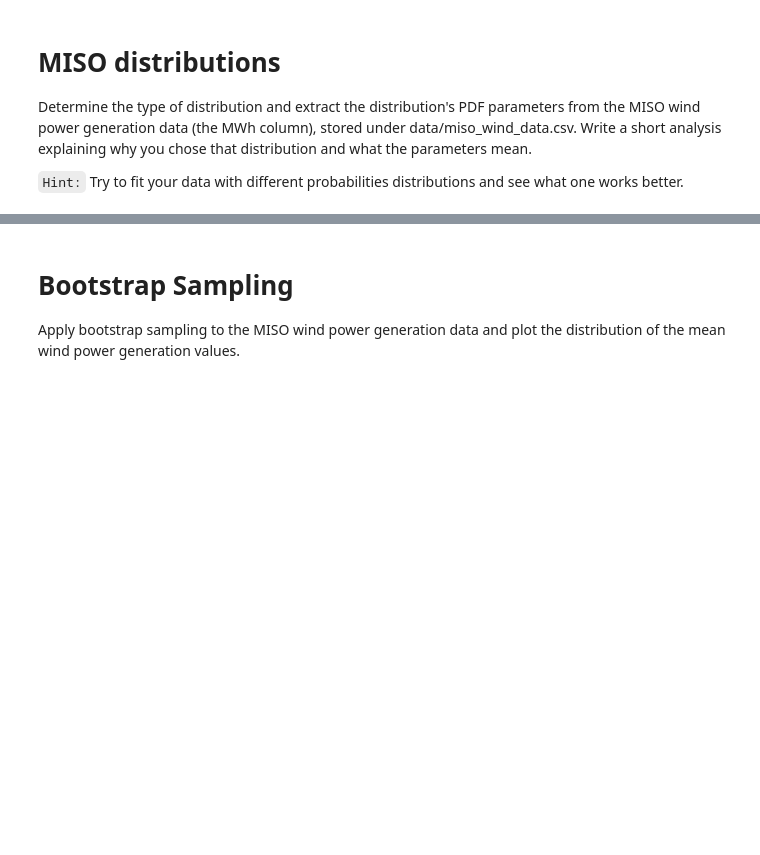
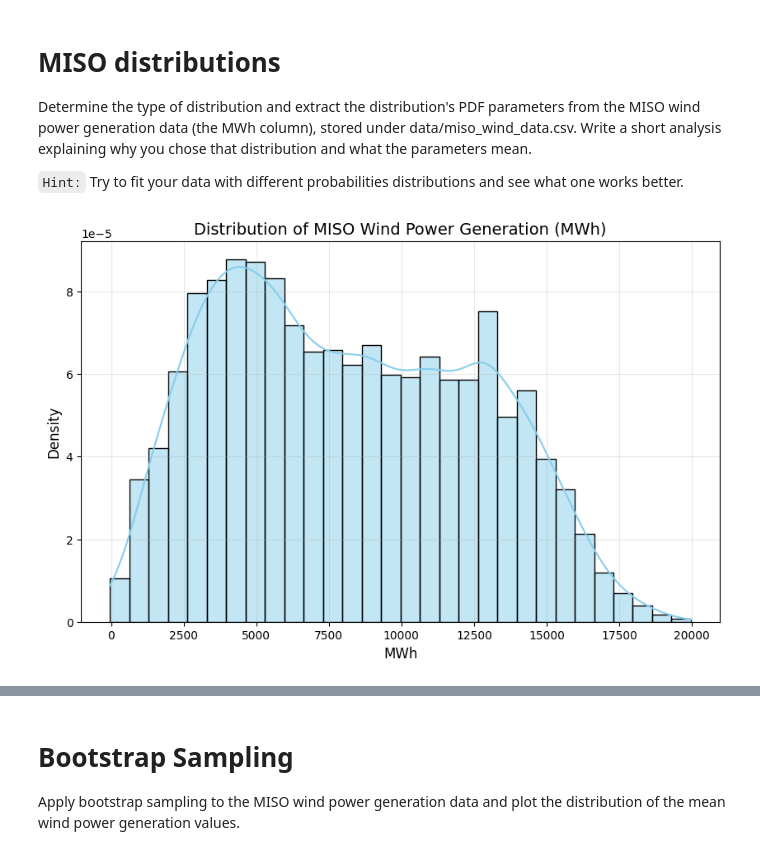
Before and after one commit to HossemCharrak/data-science-labs-8, a Jupyter notebook: SEDS_Lab8.ipynb, the cells around one changed output, grey strips where cells are left out. Cells and saved outputs as stored; diff of their text form; code cells hidden in the pictures; blank space fills up the shorter version.

```diff
--- a/SEDS_Lab8.ipynb
+++ b/SEDS_Lab8.ipynb
@@ -170,0 +169,24 @@ Try to fit your data with different probabilities distributions and see what one
+# %%
+import pandas as pd
+import numpy as np
+import matplotlib.pyplot as plt
+import seaborn as sns
+from scipy import stats
+
+# Load the dataset
+file_path = './data/miso_wind_data.csv'
+data = pd.read_csv(file_path)
+
+# Convert MWh column to numeric and drop NaN values
+mwh_data = pd.to_numeric(data['MWh'], errors='coerce').dropna()
+
+# Plot the histogram to visualize the distribution
+plt.figure(figsize=(10, 6))
+sns.histplot(mwh_data, kde=True, bins=30, color='skyblue', stat="density")
+plt.title('Distribution of MISO Wind Power Generation (MWh)', fontsize=14)
+plt.xlabel('MWh', fontsize=12)
+plt.ylabel('Density', fontsize=12)
+plt.grid(alpha=0.3)
+plt.show()
+# %% [output]
+[figure, added]
```
Also changed, not shown: parts of 6 cells of this notebook.
